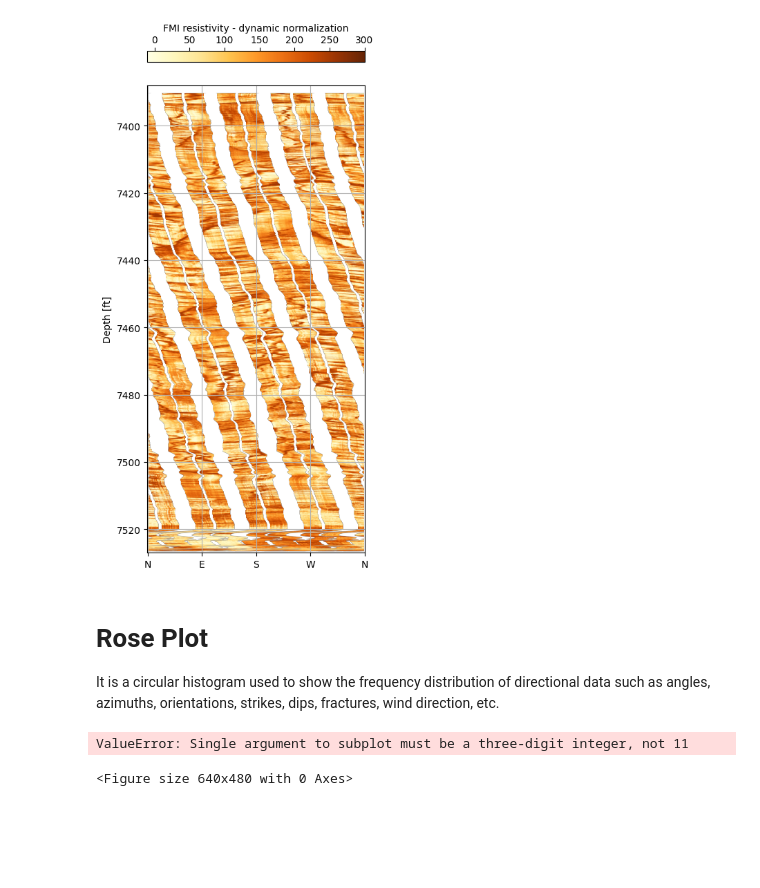
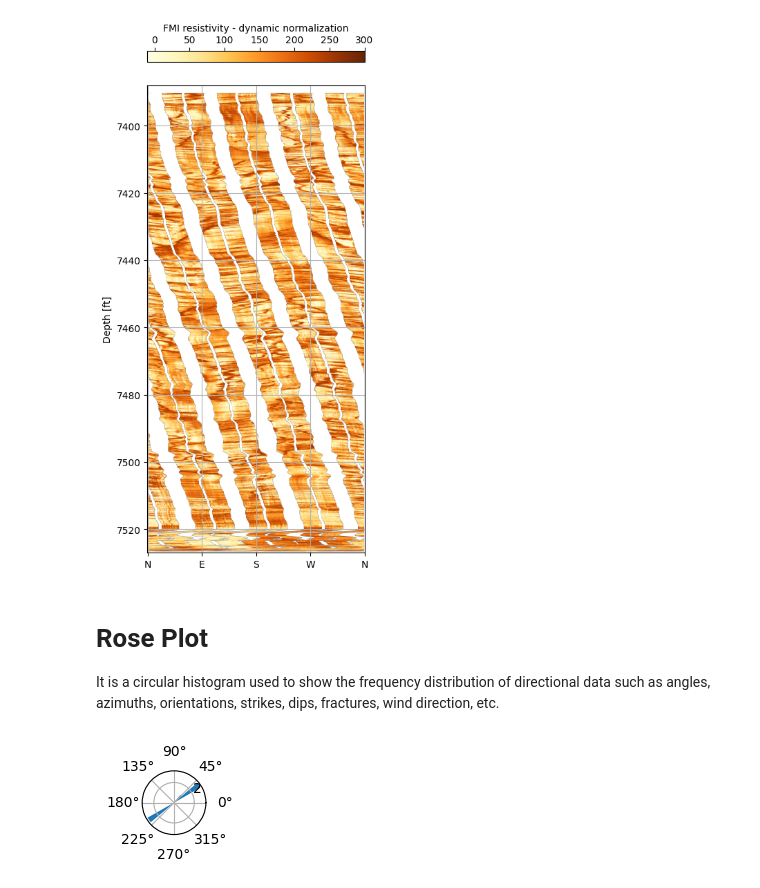
Before and after one commit to Ashraf-ISM/100-Days-of-Python-for-Oil-Gas-Subsurface-Analytics, a Jupyter notebook: notebooks/day-50/dlis.ipynb, the cells around one changed output. Saved outputs shown, nothing was run; the diff lists cells and outputs as text; code cells hidden in the pictures; blank space fills up the shorter version.

```diff
--- a/notebooks/day-50/dlis.ipynb
+++ b/notebooks/day-50/dlis.ipynb
@@ -429,14 +429,13 @@ It is a circular histogram used to show the frequency distribution of directiona
 # %%
 import numpy as np
 import matplotlib.pyplot as plt
 
 angles = np.array([30,35,40,42,210,215,220])
 angles = np.deg2rad(angles)
 
 bins = 18
-plt.subplot(121, polar=True)
+plt.subplot(511, polar=True)
 plt.hist(angles, bins=bins)
 plt.show()
 # %% [output]
-ValueError: Single argument to subplot must be a three-digit integer, not 11
-<Figure size 640x480 with 0 Axes>
+[figure, added]
```
